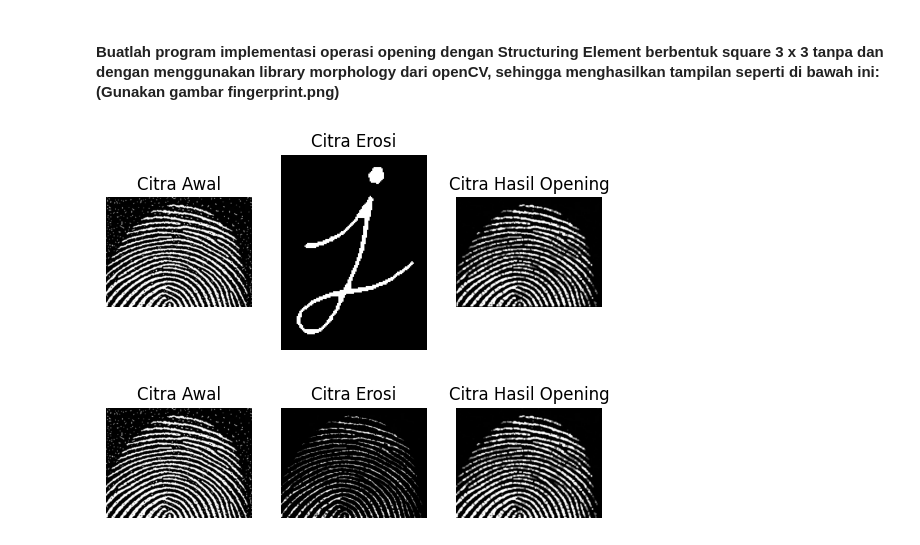
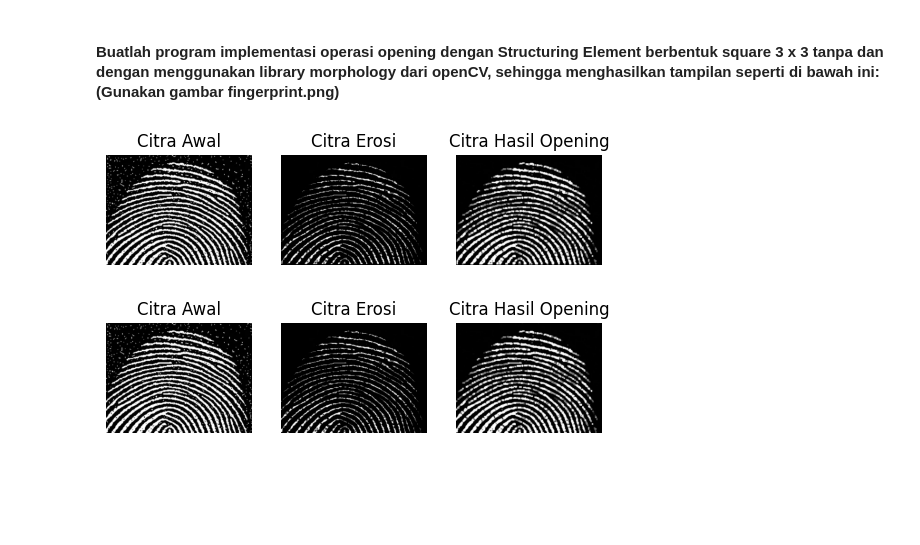
Before and after one commit to RifkiSstwnn/22_Rifki-Setiawan_PCVK_Sem5_2024, a Jupyter notebook: Rifki_Setiawan_22_3H_Week9.ipynb, the cells around one changed output. Saved outputs shown, nothing was run; the diff lists cells and outputs as text; code cells hidden in the pictures; blank space fills up the shorter version.

```diff
--- a/Rifki_Setiawan_22_3H_Week9.ipynb
+++ b/Rifki_Setiawan_22_3H_Week9.ipynb
@@ -165,27 +165,27 @@ def opening(image, kernel):
 # %%
 # Buat SE 3x3
 kernel = np.ones((3, 3), np.uint8)
 # Assign the result to a different variable name
 eroded_img = erosi(fp, kernel)
 open_img = opening(fp, kernel)
 
 plt.subplot(131)
 plt.imshow(fp, cmap='gray')
 plt.title('Citra Awal')
 plt.axis('off')
 
 plt.subplot(132)
-plt.imshow(eroded_image, cmap='gray')
+plt.imshow(eroded_img, cmap='gray')
 plt.title('Citra Erosi')
 plt.axis('off')
 
 plt.subplot(133)
 plt.imshow(open_img, cmap='gray')
 plt.title('Citra Hasil Opening')
 plt.axis('off')
 plt.show()
 # %% [output]
-[figure, old version]
+[figure, new version]
 # %%
 kernel = np.ones((3,3), np.uint8)
 eroded_image = cv.erode(fp, kernel)
```
Also changed, not shown: parts of 4 cells of this notebook.
